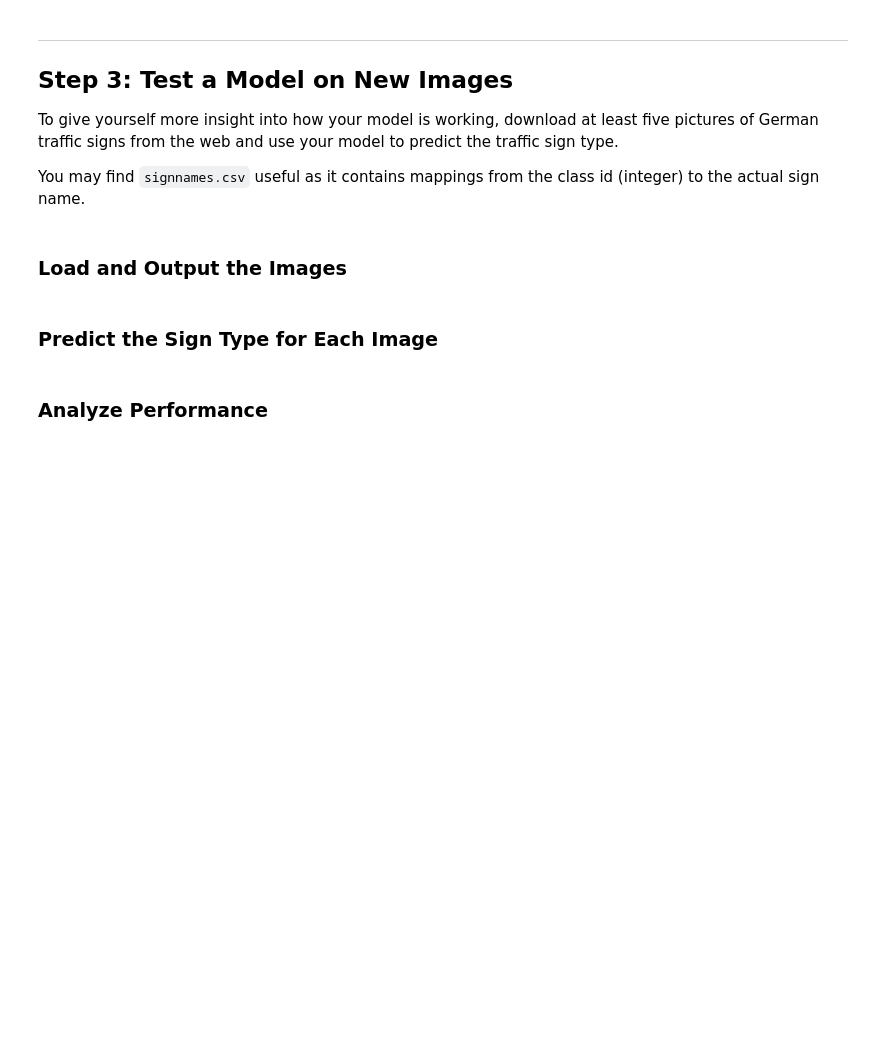
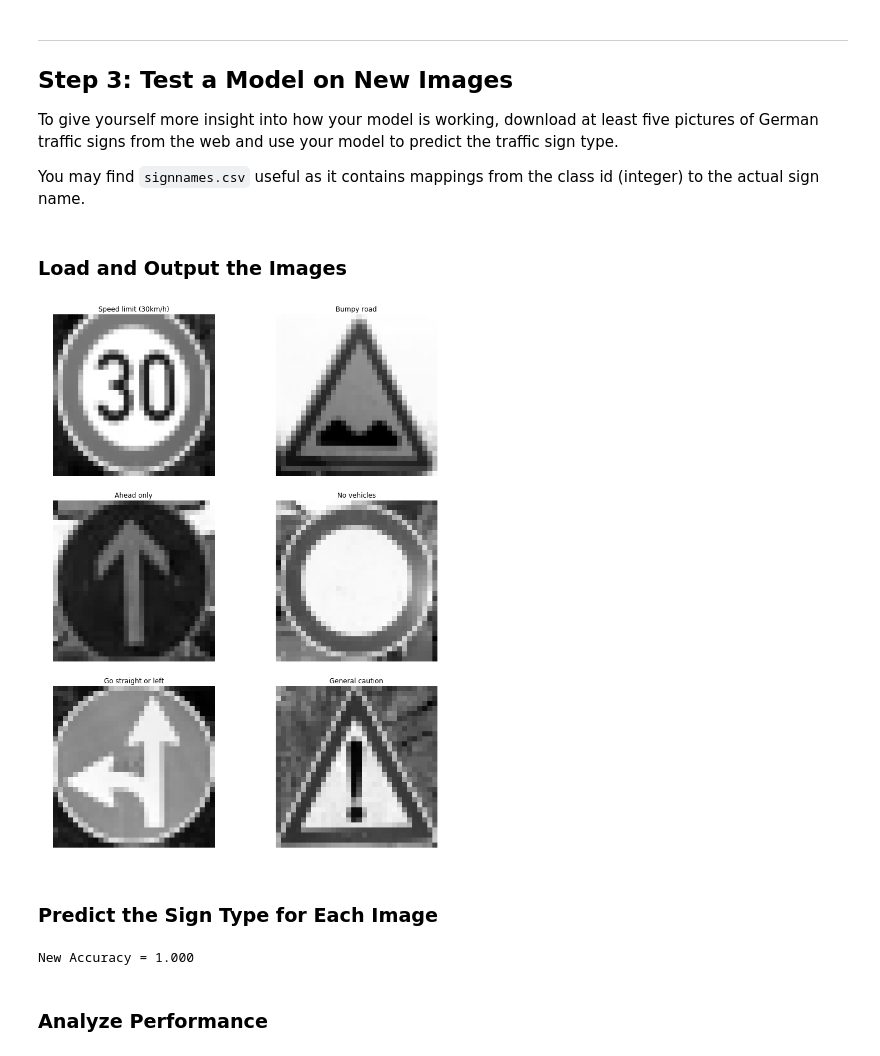
Before and after one commit to vippermaeglin/self-driven-car-nd, a Jupyter notebook: P2 - Traffic Sign Classifier/Traffic_Sign_Classifier.ipynb, the cells around one changed output. Saved outputs shown, nothing was run; the diff lists cells and outputs as text; code cells hidden in the pictures; blank space fills up the shorter version.

```diff
--- a/P2 - Traffic Sign Classifier/Traffic_Sign_Classifier.ipynb
+++ b/P2 - Traffic Sign Classifier/Traffic_Sign_Classifier.ipynb
@@ -331,9 +498,51 @@ You may find `signnames.csv` useful as it contains mappings from the class id (i
+# %%
+### Load the images and plot them here.
+### Feel free to use as many code cells as needed.
+import glob
+import cv2
+
+my_images = sorted(glob.glob('./newdata/*.png'))
+my_labels = np.array([1, 22, 35, 15, 37, 18])
+
+figures = {}
+labels = {}
+my_signs = []
+index = 0
+for my_image in my_images:
+    img = cv2.cvtColor(cv2.imread(my_image), cv2.COLOR_BGR2RGB)
+    my_signs.append(img)
+    figures[index] = img
+    labels[index] = name_values[my_labels[index]][1].decode('ascii')
+    index += 1
+
+my_signs = np.array(my_signs)
+my_signs_gray = np.sum(my_signs/3, axis=3, keepdims=True)
+my_signs_normalized = my_signs_gray/127.5-1
+
+number_to_stop = 6
+figures = {}
+labels = {}
+for i in range(number_to_stop):
+    labels[i] = name_values[my_labels[i]][1].decode('ascii')
+    figures[i] = my_signs_gray[i].squeeze()
+
+plot_figures(figures, 3, 2, labels)
+# %% [output]
+[figure, added]
 # %% [markdown]
 ### Predict the Sign Type for Each Image
 # %%
 ### Run the predictions here and use the model to output the prediction for each image.
 ### Make sure to pre-process the images with the same pre-processing pipeline used earlier.
 ### Feel free to use as many code cells as needed.
+with tf.Session() as sess:
+    sess.run(tf.global_variables_initializer())
+#     saver = tf.train.import_meta_graph('./lenet.meta')
+    saver.restore(sess, "./lenet")
+    my_accuracy = evaluate(my_signs_normalized, my_labels)
+    print("New Accuracy = {:.3f}".format(my_accuracy))
+# %% [output]
+New Accuracy = 1.000
 # %% [markdown]
 ### Analyze Performance
 # %%
```
Also changed, not shown: parts of 14 cells of this notebook, 25 other files.
